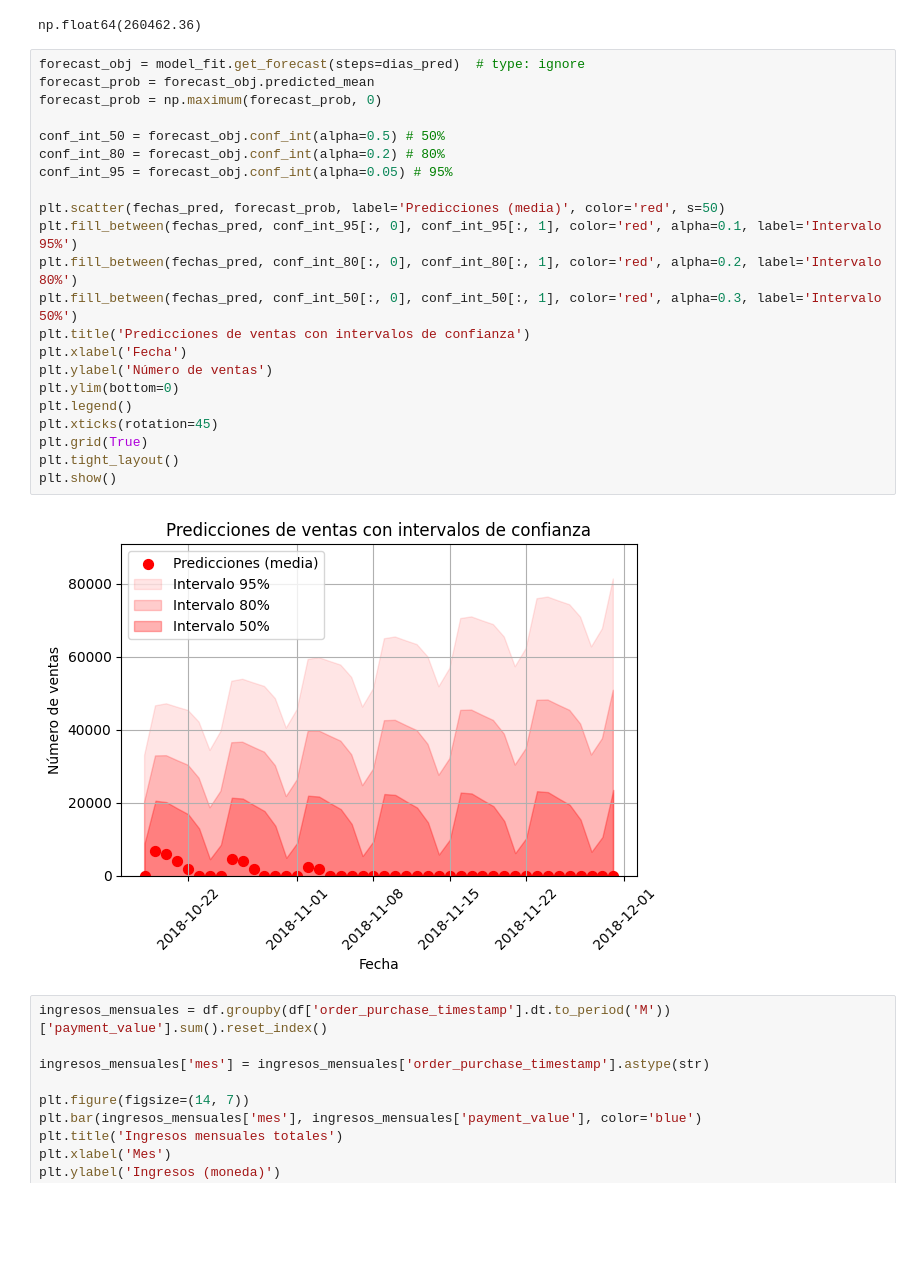
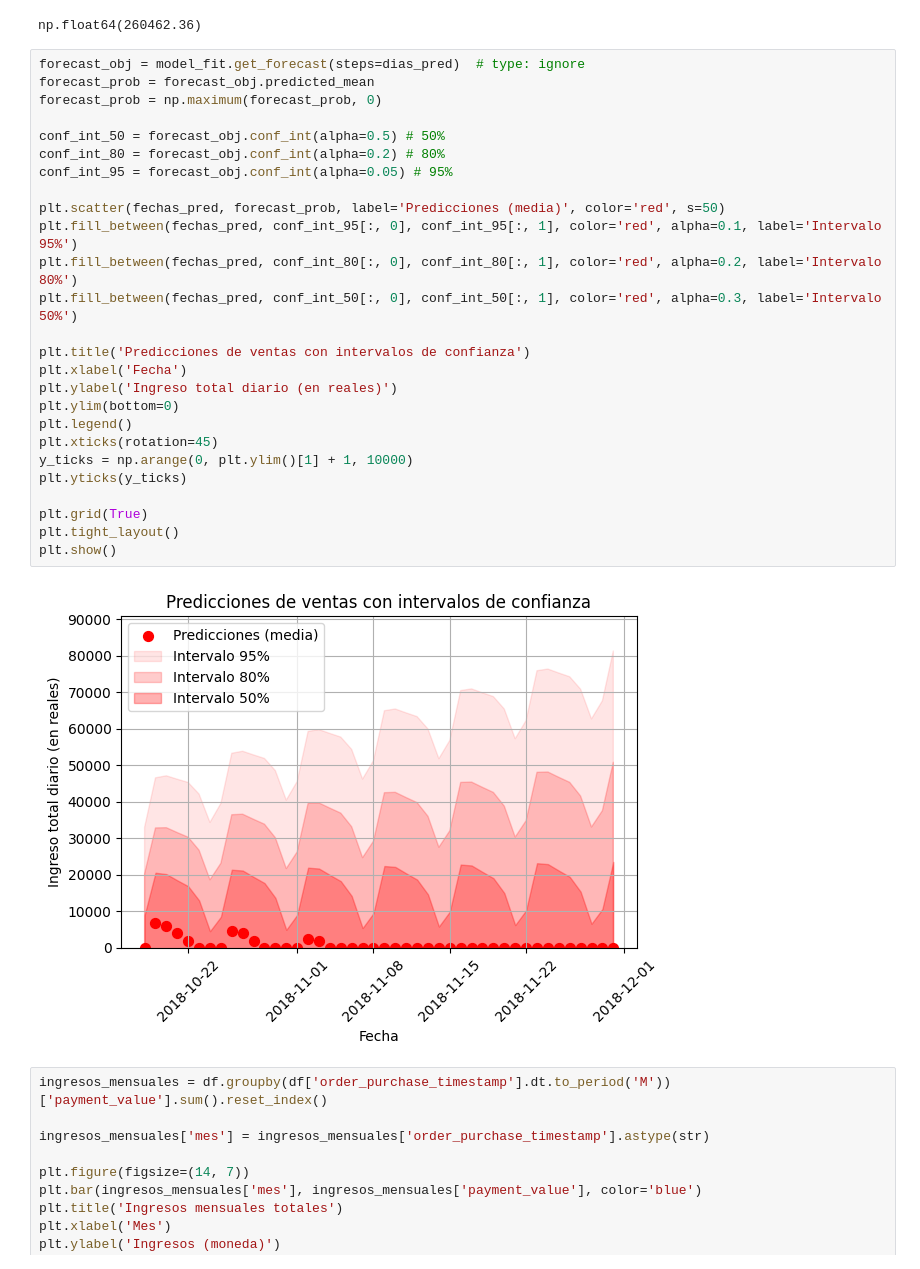
Before and after one commit to MartoBadi/TSCDIA-, a Jupyter notebook: proyecto_integrador/tp/tp_pi.ipynb, the cells around one changed output. Cells and saved outputs as stored; diff of their text form; blank space fills up the shorter version.

```diff
--- a/proyecto_integrador/tp/tp_pi.ipynb
+++ b/proyecto_integrador/tp/tp_pi.ipynb
@@ -208,27 +208,31 @@ np.float64(260462.36)
 # %%
 forecast_obj = model_fit.get_forecast(steps=dias_pred)  # type: ignore
 forecast_prob = forecast_obj.predicted_mean
 forecast_prob = np.maximum(forecast_prob, 0)
 
 conf_int_50 = forecast_obj.conf_int(alpha=0.5) # 50%
 conf_int_80 = forecast_obj.conf_int(alpha=0.2) # 80%
 conf_int_95 = forecast_obj.conf_int(alpha=0.05) # 95%
 
 plt.scatter(fechas_pred, forecast_prob, label='Predicciones (media)', color='red', s=50)
 plt.fill_between(fechas_pred, conf_int_95[:, 0], conf_int_95[:, 1], color='red', alpha=0.1, label='Intervalo 95%')
 plt.fill_between(fechas_pred, conf_int_80[:, 0], conf_int_80[:, 1], color='red', alpha=0.2, label='Intervalo 80%')
 plt.fill_between(fechas_pred, conf_int_50[:, 0], conf_int_50[:, 1], color='red', alpha=0.3, label='Intervalo 50%')
+
 plt.title('Predicciones de ventas con intervalos de confianza')
 plt.xlabel('Fecha')
-plt.ylabel('Número de ventas')
+plt.ylabel('Ingreso total diario (en reales)')
 plt.ylim(bottom=0)
 plt.legend()
 plt.xticks(rotation=45)
+y_ticks = np.arange(0, plt.ylim()[1] + 1, 10000)
+plt.yticks(y_ticks)
+
 plt.grid(True)
 plt.tight_layout()
 plt.show()
 # %% [output]
-[figure, old version]
+[figure, new version]
 # %%
 ingresos_mensuales = df.groupby(df['order_purchase_timestamp'].dt.to_period('M'))['payment_value'].sum().reset_index()
 
```
